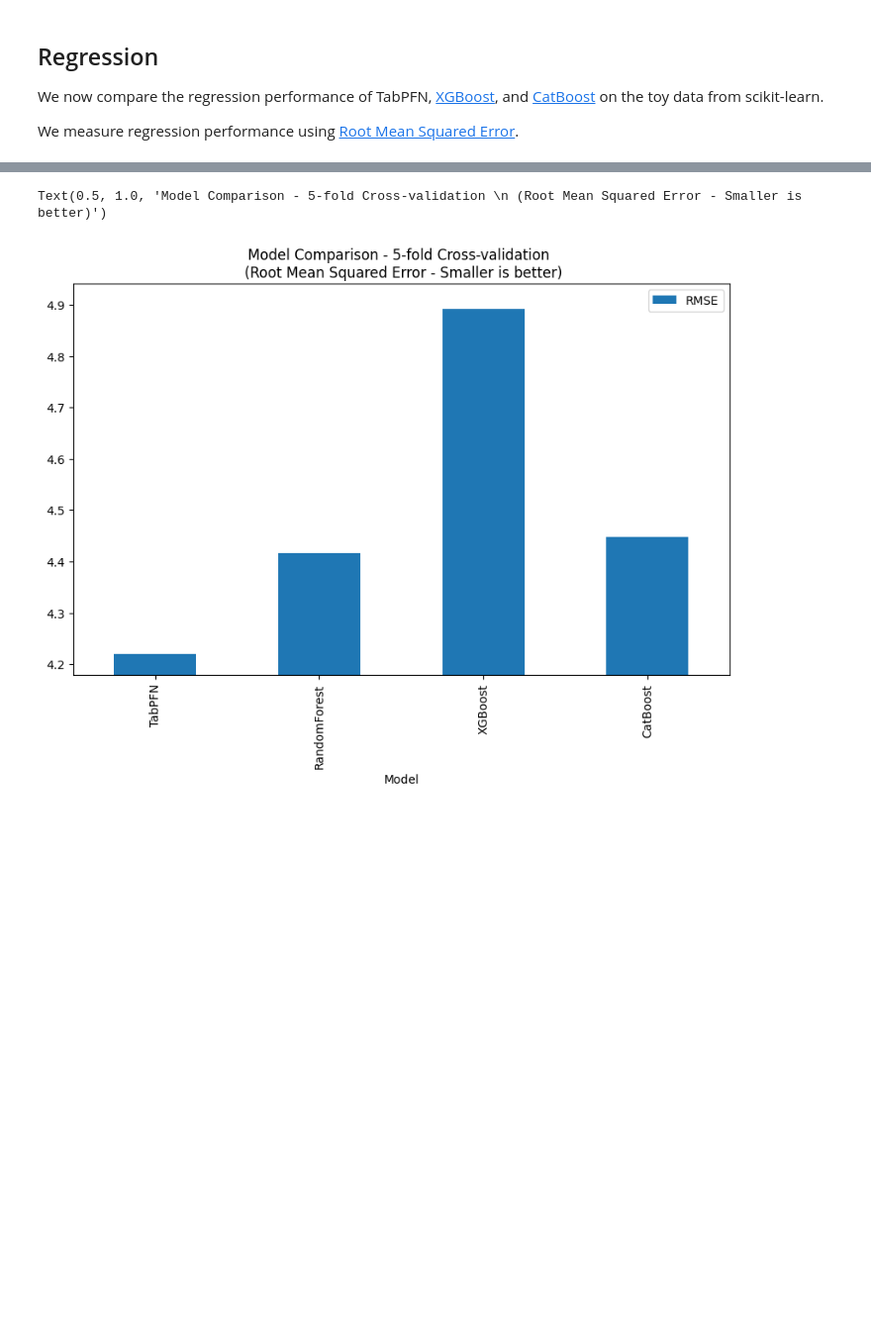
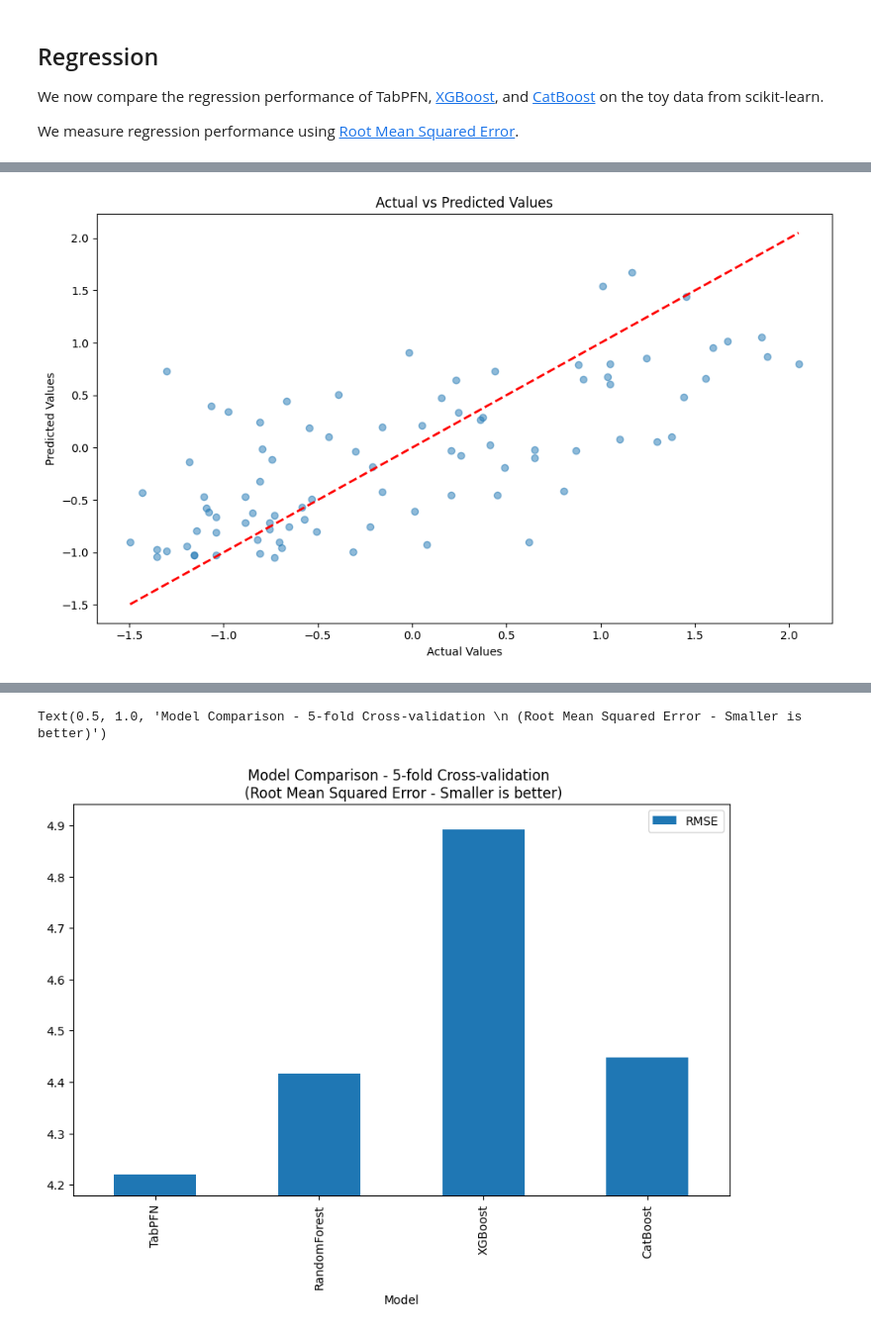
Before and after one commit to MMIV-ML/BMED365-2025, a Jupyter notebook: Lab2-DL/notebooks/03-TabPFN-explore.ipynb, the cells around one changed output, grey strips where cells are left out. Shown at 99% size. Cells and saved outputs as stored; diff of their text form; code cells hidden in the pictures; blank space fills up the shorter version.

Commit message:
elaboration (regression etc.)

```diff
--- a/Lab2-DL/notebooks/03-TabPFN-explore.ipynb
+++ b/Lab2-DL/notebooks/03-TabPFN-explore.ipynb
@@ -504,0 +687,79 @@ We measure regression performance using [Root Mean Squared Error](https://scikit
+# %%
+from sklearn.datasets import load_diabetes
+import numpy as np
+from sklearn.model_selection import train_test_split
+from sklearn.metrics import mean_squared_error, r2_score
+from tabpfn import TabPFNRegressor
+
+def load_dataset(dataset_name='diabetes'):
+    """
+    Load the diabetes dataset for regression
+
+    Returns:
+    --------
+    X : array-like
+        Feature matrix
+    y : array-like
+        Target vector
+    feature_names : list
+        Names of features
+    """
+    try:
+        data = load_diabetes()
+        X = data.data
+        y = data.target
+        feature_names = data.feature_names
+
+        print(f"\nLoaded {dataset_name} dataset")
+        print(f"Dataset shape: {X.shape}")
+        print("\nFeature names:")
+        print(feature_names)
+
+        return X, y, feature_names
+
+    except Exception as e:
+        print(f"Error loading dataset: {e}")
+        return None, None, None
+
+# Load data
+X, y, feature_names = load_dataset('diabetes')
+
+# Scale the target variable (important for regression)
+y = (y - y.mean()) / y.std()
+
+# Split the data
+X_train, X_test, y_train, y_test = train_test_split(
+    X, y, test_size=0.2, random_state=42
+)
+
+print("\nData split complete:")
+print(f"Training set shape: {X_train.shape}")
+print(f"Test set shape: {X_test.shape}")
+
+# Train TabPFN
+regressor = TabPFNRegressor(device='cuda')  # Removed N_ensemble_configurations
+regressor.fit(X_train, y_train)
+
+# Make predictions
+y_pred = regressor.predict(X_test)
+
+# Calculate metrics
+mse = mean_squared_error(y_test, y_pred)
+r2 = r2_score(y_test, y_pred)
+
+print("\nResults:")
+print(f"Mean Squared Error: {mse:.4f}")
+print(f"R² Score: {r2:.4f}")
+
+# Optional: Plot actual vs predicted values
+import matplotlib.pyplot as plt
+
+plt.figure(figsize=(10, 6))
+plt.scatter(y_test, y_pred, alpha=0.5)
+plt.plot([y_test.min(), y_test.max()], [y_test.min(), y_test.max()], 'r--', lw=2)
+plt.xlabel('Actual Values')
+plt.ylabel('Predicted Values')
+plt.title('Actual vs Predicted Values')
+plt.tight_layout()
+plt.show()
+# %% [output]
@@ -505,3 +779,4 @@ We measure regression performance using [Root Mean Squared Error](https://scikit
+[figure, added]
 # %%
 # Boston Housing dataset
 # Regression task: Predict house prices
```
Also changed, not shown: parts of 20 cells of this notebook, 5 other files.
